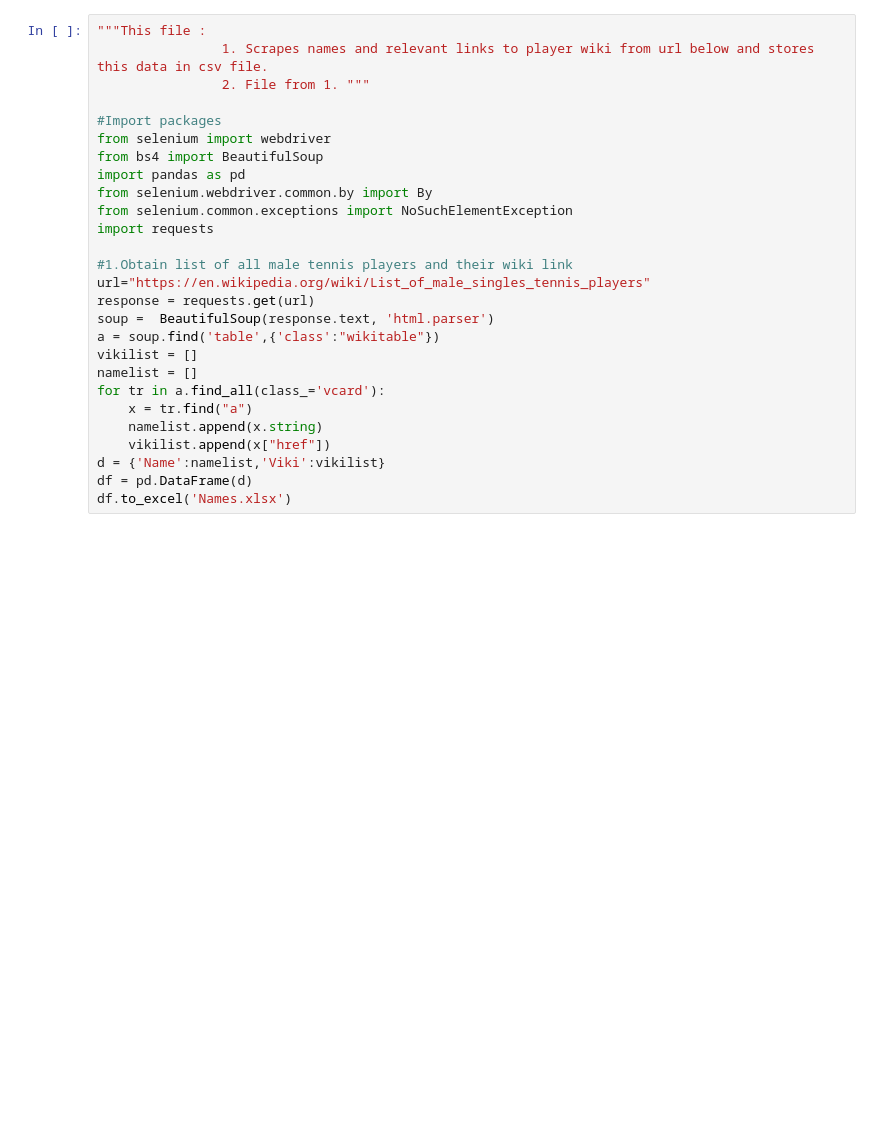
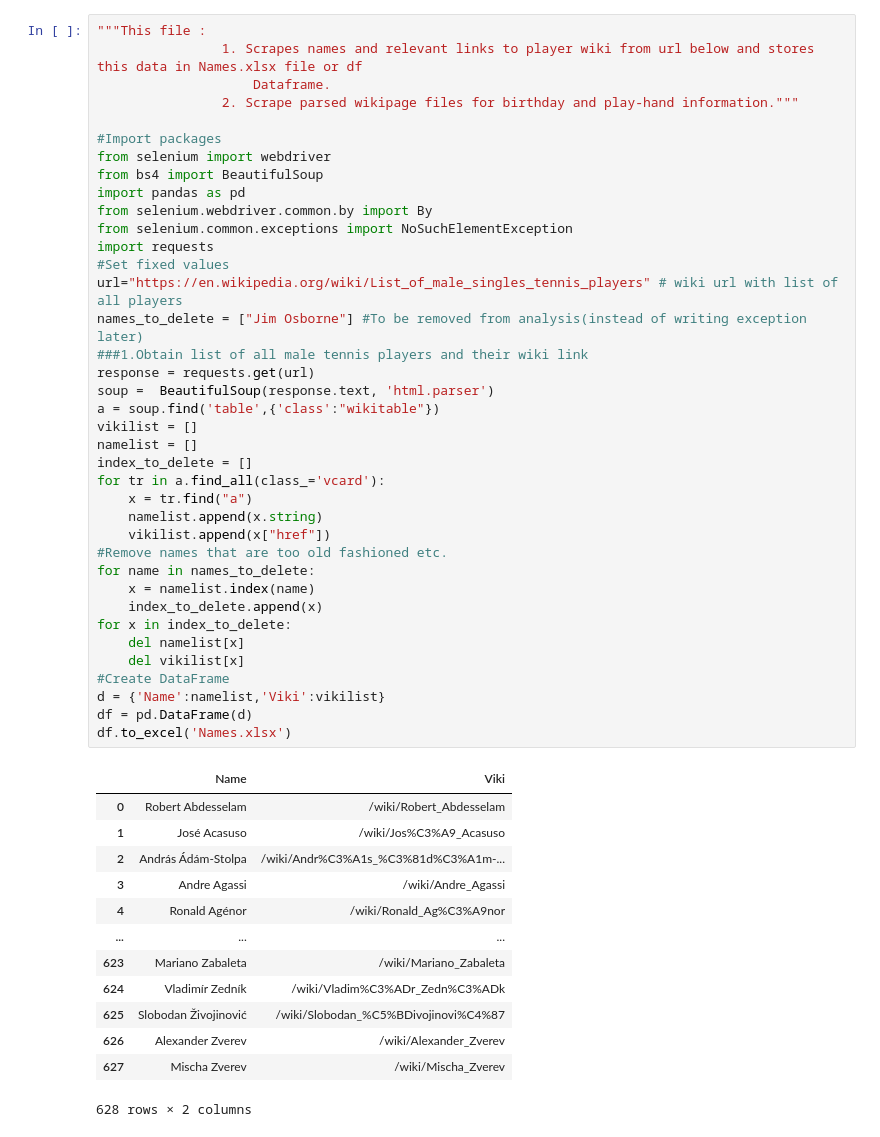
Before and after one commit to p-majkut/Tennis_NN, a Jupyter notebook: Scraping player data.ipynb, the cells around one changed output. Saved outputs shown, nothing was run; the diff lists cells and outputs as text; blank space fills up the shorter version.

```diff
--- a/Scraping player data.ipynb
+++ b/Scraping player data.ipynb
@@ -1,29 +1,54 @@
 # %%
 """This file :
-                1. Scrapes names and relevant links to player wiki from url below and stores this data in csv file.
-                2. File from 1. """
+                1. Scrapes names and relevant links to player wiki from url below and stores this data in Names.xlsx file or df
+                    Dataframe.
+                2. Scrape parsed wikipage files for birthday and play-hand information."""
 
 #Import packages
 from selenium import webdriver
 from bs4 import BeautifulSoup
 import pandas as pd
 from selenium.webdriver.common.by import By
 from selenium.common.exceptions import NoSuchElementException
 import requests
-
-#1.Obtain list of all male tennis players and their wiki link
-url="https://en.wikipedia.org/wiki/List_of_male_singles_tennis_players"
+#Set fixed values
+url="https://en.wikipedia.org/wiki/List_of_male_singles_tennis_players" # wiki url with list of all players
+names_to_delete = ["Jim Osborne"] #To be removed from analysis(instead of writing exception later)
+###1.Obtain list of all male tennis players and their wiki link
 response = requests.get(url)
 soup =  BeautifulSoup(response.text, 'html.parser')
 a = soup.find('table',{'class':"wikitable"})
 vikilist = []
 namelist = []
+index_to_delete = []
 for tr in a.find_all(class_='vcard'):
     x = tr.find("a")
     namelist.append(x.string)
     vikilist.append(x["href"])
+#Remove names that are too old fashioned etc.
+for name in names_to_delete:
+    x = namelist.index(name)
+    index_to_delete.append(x)
+for x in index_to_delete:
+    del namelist[x]
+    del vikilist[x]
+#Create DataFrame
 d = {'Name':namelist,'Viki':vikilist}
 df = pd.DataFrame(d)
 df.to_excel('Names.xlsx')
+# %% [output]
+|  | Name | Viki |
+| 0 | Robert Abdesselam | /wiki/Robert_Abdesselam |
+| 1 | José Acasuso | /wiki/Jos%C3%A9_Acasuso |
+| 2 | András Ádám-Stolpa | /wiki/Andr%C3%A1s_%C3%81d%C3%A1m-... |
+| 3 | Andre Agassi | /wiki/Andre_Agassi |
+| 4 | Ronald Agénor | /wiki/Ronald_Ag%C3%A9nor |
+| ... | ... | ... |
+| 623 | Mariano Zabaleta | /wiki/Mariano_Zabaleta |
+| 624 | Vladimír Zedník | /wiki/Vladim%C3%ADr_Zedn%C3%ADk |
+| 625 | Slobodan Živojinović | /wiki/Slobodan_%C5%BDivojinovi%C4%87 |
+| 626 | Alexander Zverev | /wiki/Alexander_Zverev |
+| 627 | Mischa Zverev | /wiki/Mischa_Zverev |
+628 rows × 2 columns
 # %%
 %%time
```
Also changed, not shown: parts of 20 cells of this notebook.
